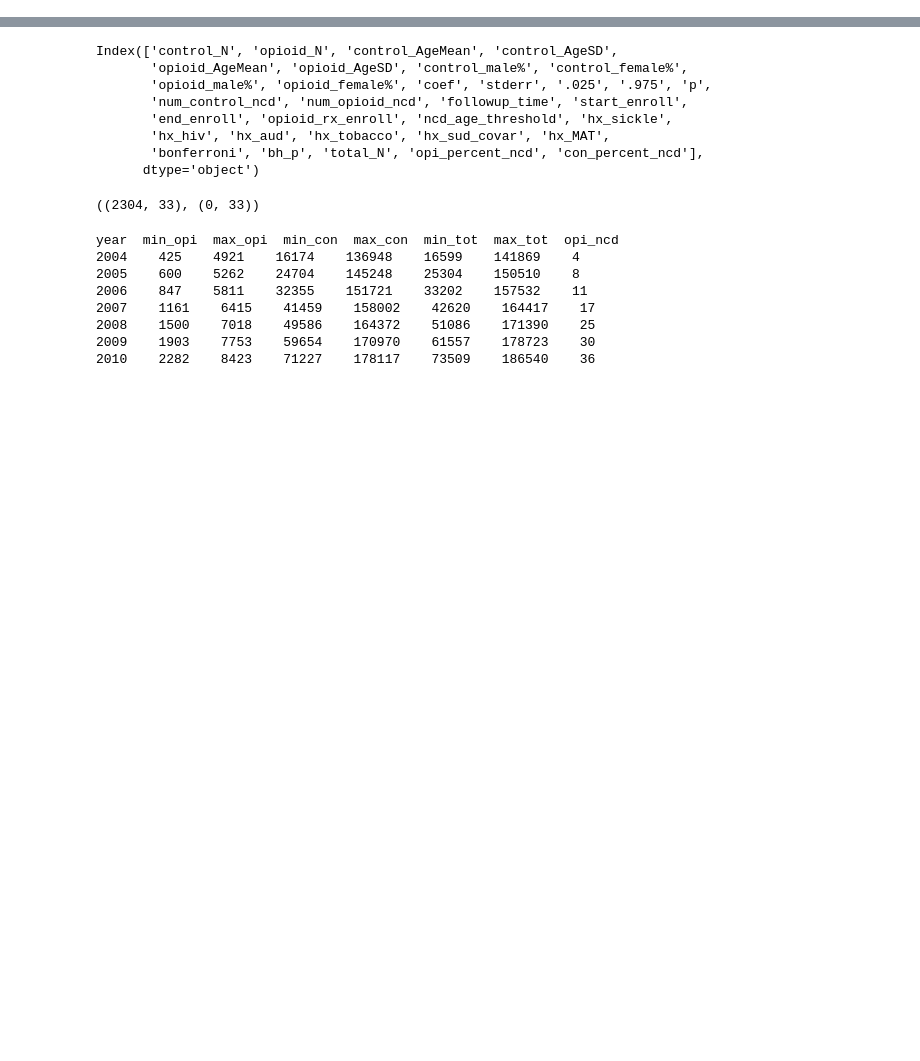
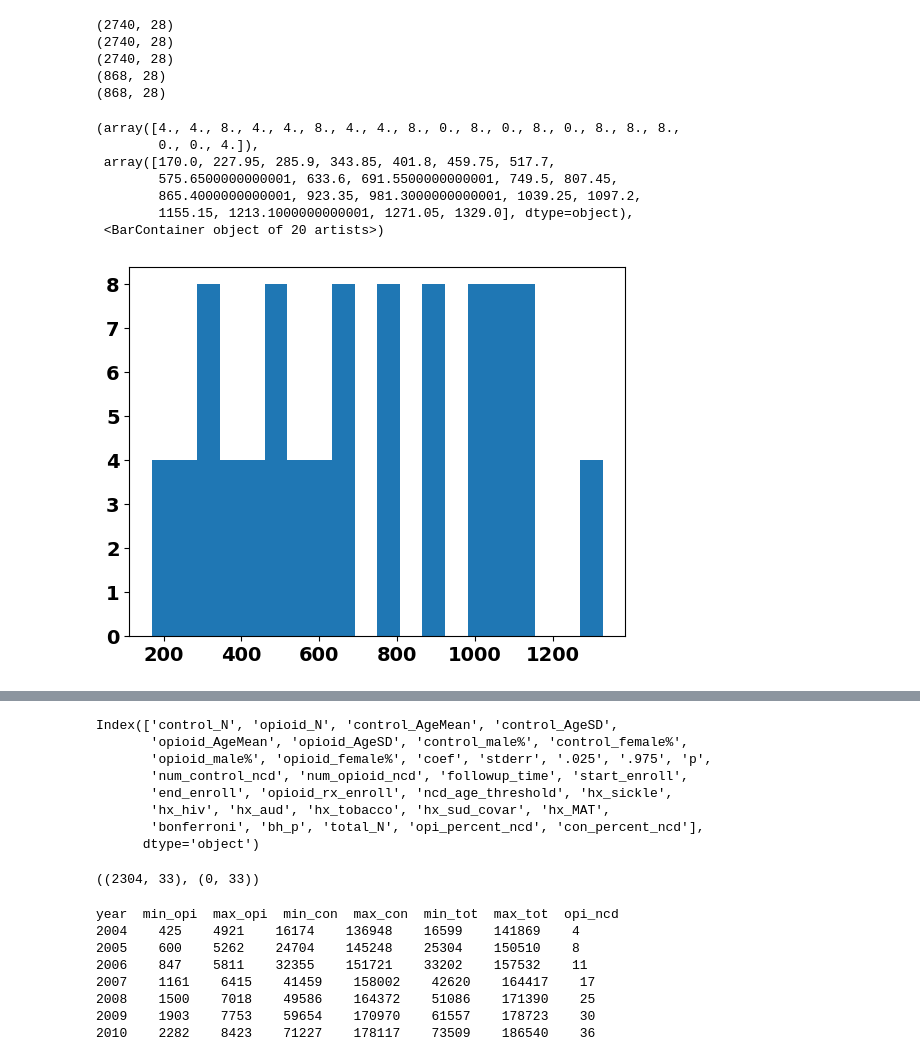
Before and after one commit to RandallJEllis/ehr_opioid_ncd, a Jupyter notebook: ukbiobank/code/viz.ipynb, the cells around one changed output, grey strips where cells are left out. Cells and saved outputs as stored; diff of their text form; code cells hidden in the pictures; blank space fills up the shorter version.

Commit message:
fixed population size in outputs/plots

```diff
--- a/ukbiobank/code/viz.ipynb
+++ b/ukbiobank/code/viz.ipynb
@@ -24,0 +27,66 @@ os.chdir('ukbiobank/code')
+# %%
+#OUD
+
+#import data for the different enrollment periods
+path = '../voe_outputs/opioids/controlsLessThan3Opioids/prescription_count/age_onset_ncd/controlVarOUD/analyses/period_summaries/'
+# path = '../voe_outputs/aud/controlsNoAUDDX/binary_outcome/controlVarOUD/analyses/'
+
+datasets = []
+for enrollment_year in range(1989,2020):
+    if os.path.exists(path + f'voe_{enrollment_year}_{enrollment_year+3}.csv'):
+        ds = pd.read_csv(path + f'voe_{enrollment_year}_{enrollment_year+3}.csv')
+        datasets.append(ds)
+allexpts = pd.concat(datasets)
+print(allexpts.shape)
+
+#check for duplicate experiments
+allexpts = allexpts.drop_duplicates()
+print(allexpts.shape)
+
+#start at 2004 and the last start enrollment will be 2010; low sample sizes
+# no controlling for MAT or AUD based on DAG
+print(allexpts.shape)
+allexpts = allexpts[(allexpts.start_enroll>=2004) & (allexpts.start_enroll<=2010) &
+            (allexpts['hx_MAT']==0) #& (allexpts['hx_aud']==0)
+            ]
+# allexpts = allexpts[~((allexpts['hx_sud_covar']==1) & (allexpts['hx_aud']==1))]
+print(allexpts.shape)
+#check for duplicate experiments
+allexpts = allexpts.drop_duplicates()
+print(allexpts.shape)
+# remove crazy confidence interval results
+# allexpts = allexpts[(allexpts['.025'] > -5000) & (allexpts['.975'] < 5000)]
+
+#add corrected p-values, OR confidence intervals, percentage of each group with NCD
+if 'age_onset_ncd' not in path:
+    allexpts['coef'] = np.exp(allexpts['coef'])
+    allexpts['.025'] = np.exp(allexpts['.025'])
+    allexpts['.975'] = np.exp(allexpts['.975'])
+
+
+
+
+allexpts['bonferroni'] = sm.stats.multipletests(allexpts['p'], alpha=0.05, method='bonferroni')[1]
+allexpts['bh_p'] = sm.stats.multipletests(allexpts['p'], alpha=0.05, method='fdr_bh')[1]
+allexpts['total_N'] = allexpts['control_N'] + allexpts['opioid_N']
+allexpts['opi_percent_ncd'] = 100 * (allexpts['num_opioid_ncd'] / allexpts['opioid_N'])
+allexpts['con_percent_ncd'] = 100 * (allexpts['num_control_ncd'] / allexpts['control_N'])
+
+df = allexpts.copy()
+# %% [output]
+(2740, 28)
+(2740, 28)
+(2740, 28)
+(868, 28)
+(868, 28)
+# %%
+plt.hist(df.total_N, bins=20)
+# %% [output]
+(array([4., 4., 8., 4., 4., 8., 4., 4., 8., 0., 8., 0., 8., 0., 8., 8., 8.,
+        0., 0., 4.]),
+ array([170.0, 227.95, 285.9, 343.85, 401.8, 459.75, 517.7,
+        575.6500000000001, 633.6, 691.5500000000001, 749.5, 807.45,
+        865.4000000000001, 923.35, 981.3000000000001, 1039.25, 1097.2,
+        1155.15, 1213.1000000000001, 1271.05, 1329.0], dtype=object),
+ <BarContainer object of 20 artists>)
+[figure, added]
```
Also changed, not shown: parts of 9 cells of this notebook, 19 other files.
